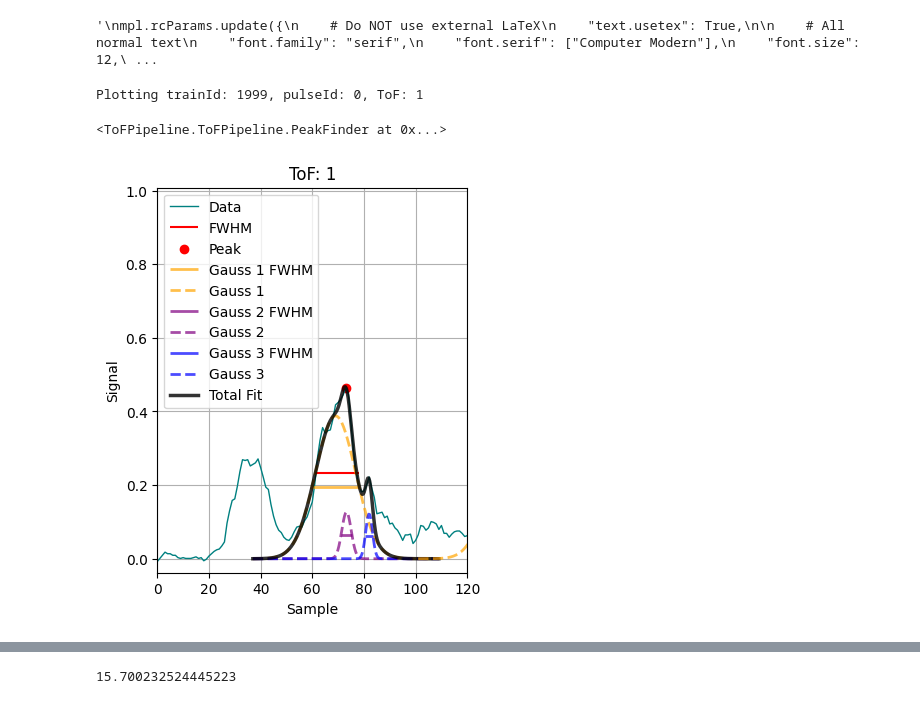
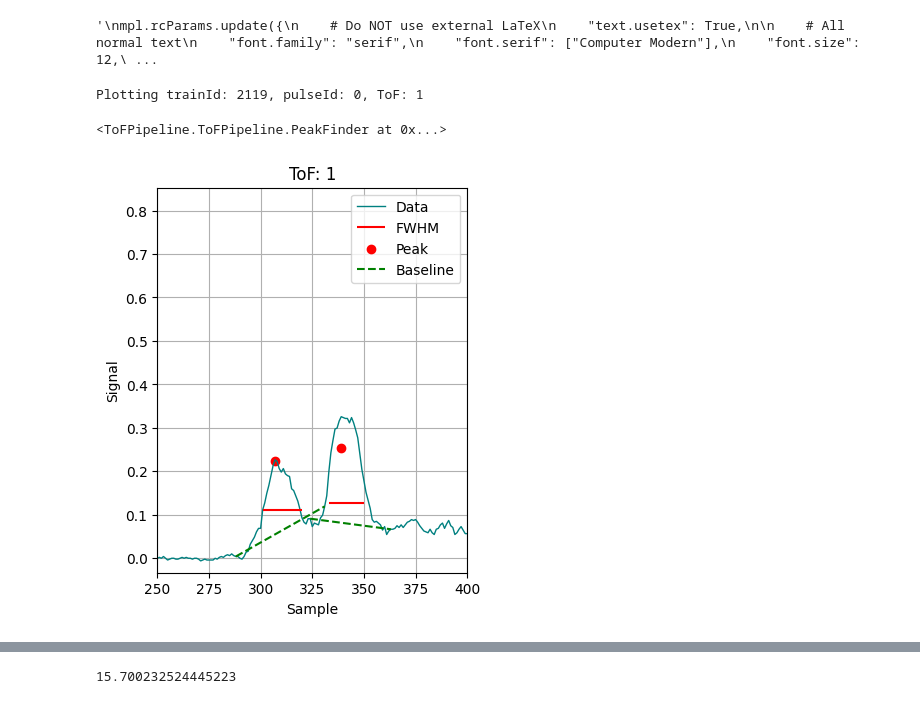
Before and after one commit to XAC-CFEL/PolScope, a Jupyter notebook: test.ipynb, the cells around one changed output, grey strips where cells are left out. Cells and saved outputs as stored; diff of their text form; code cells hidden in the pictures.

```diff
--- a/test.ipynb
+++ b/test.ipynb
@@ -22,7 +22,7 @@ mpl.rcParams.update({
 # %%
 importlib.reload(ToFPipeline)
 ToFPipeline.GlobalConfig.load("ToFPipeline/config.yaml")
-runNo=1999
+runNo=2119
 # %%
 raw = """
 > |Photon Energy|daq_run|Ugap|Ushift
@@ -159,11 +159,11 @@ raw = """
 data = ToFPipeline.NXSLoader("data").load(runNumbers=[runNo]).defaultPreprocessing(baselineRegion=[1800,1850])
 # %%
 #%matplotlib widget
-results = ToFPipeline.PeakFinder(data.data).stack().normalize().smooth(windowSize=3).process(threshold=0.01,peakNo=1,roi=[0,200],minWidth=False,symmetric=False).dataframe()
-results.results["pos"] = results.results["pos"]# + 200
-results.fitGaussians(useUpperHalf=False,multiGauss=[3,1],roiWidthMultiplier=2.0)
-results.plotSingle(ToF=1,logScale=False,xmin=0,xmax=120,figsize=(4,5),showGaussianFit=True)
+results = ToFPipeline.PeakFinder(data.data).stack().normalize().smooth(windowSize=7).process(threshold=0.01,peakNo=1,roi=[0,500],minWidth=False,symmetric=False,slopeLength=5,maxSlope=0).dataframe()
+results.results["pos"] = results.results["pos"] + 0
+#results.fitGaussians(useUpperHalf=False,multiGauss=[3,1],roiWidthMultiplier=2.0)
+results.plotSingle(ToF=1,logScale=False,xmin=250,xmax=400,figsize=(4,5),showGaussianFit=False)
 # %% [output]
-Plotting trainId: 1999, pulseId: 0, ToF: 1
+Plotting trainId: 2119, pulseId: 0, ToF: 1
 <ToFPipeline.ToFPipeline.PeakFinder at 0x...>
-[figure, old version]
+[figure, new version]
```
Also changed, not shown: parts of 15 cells of this notebook, 4 other files.
